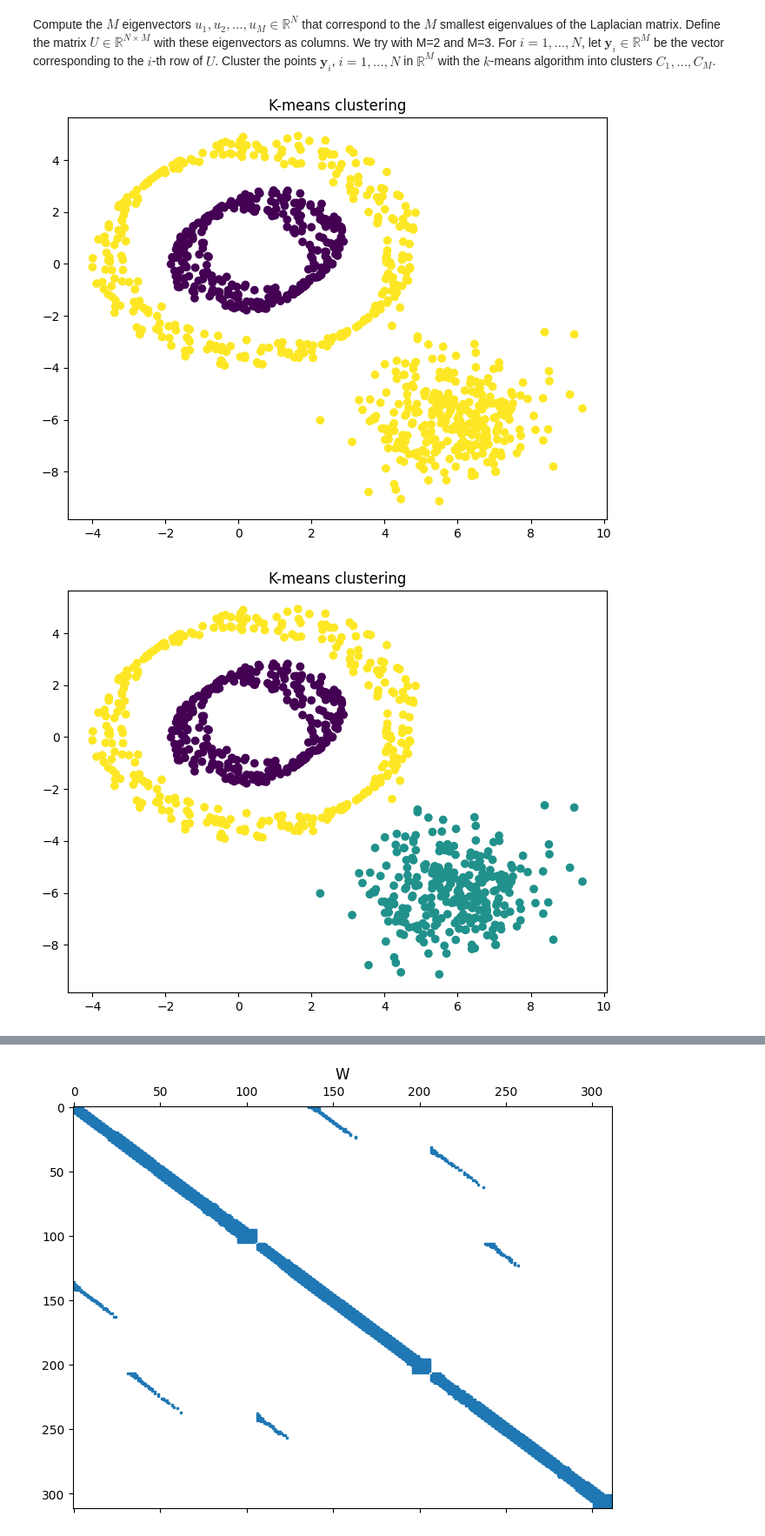
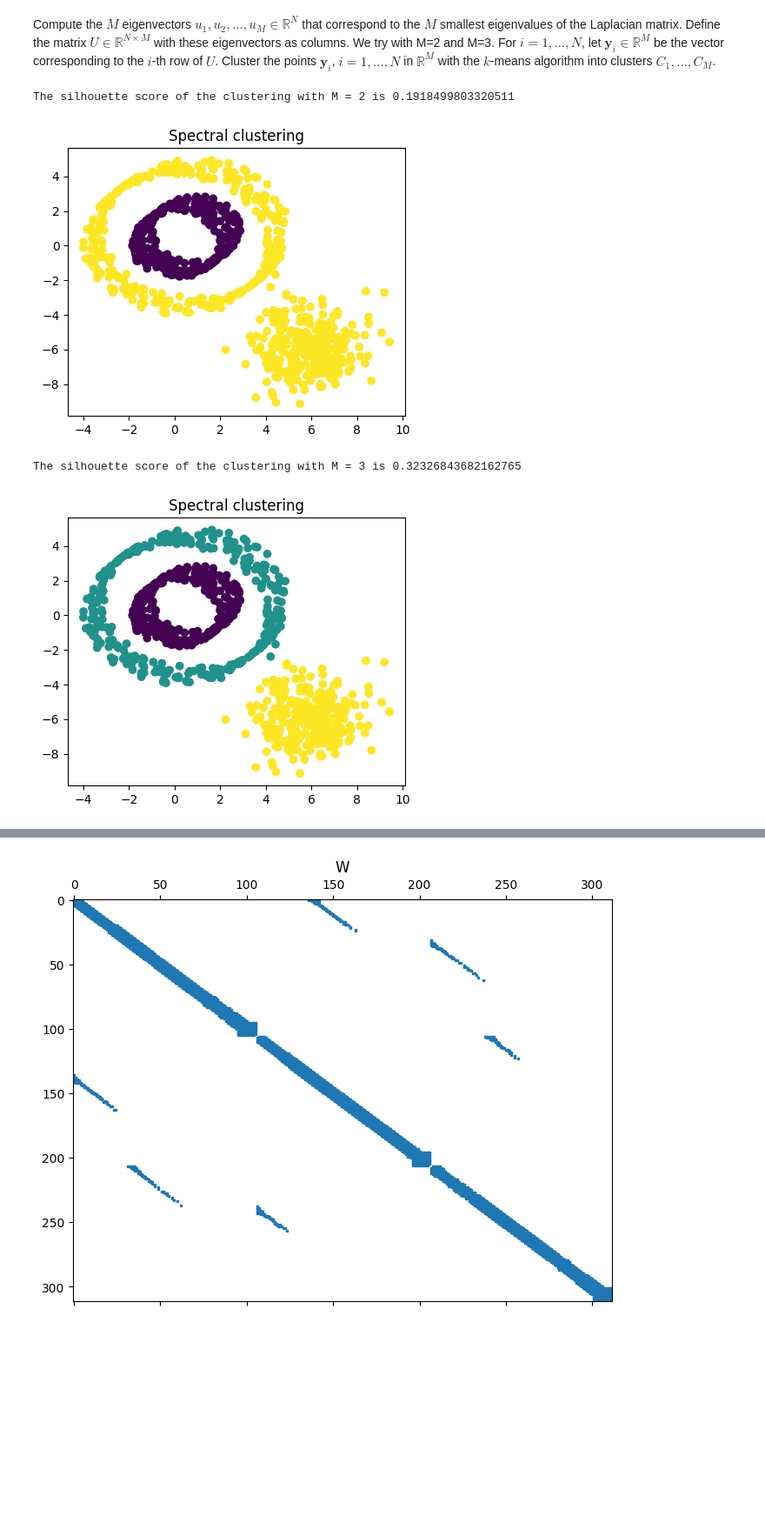
Before and after one commit to chiaramaretto/CA-Homework2, a Jupyter notebook: Maretto_Gosmar_HWSC.ipynb, the cells around one changed output, grey strips where cells are left out. Shown at 87% size. Saved outputs shown, nothing was run; the diff lists cells and outputs as text; code cells hidden in the pictures; blank space fills up the shorter version.

```diff
--- a/Maretto_Gosmar_HWSC.ipynb
+++ b/Maretto_Gosmar_HWSC.ipynb
@@ -134,19 +151,22 @@ plt.show()
 Compute the $M$ eigenvectors $u_1, u_2, \dots, u_M \in \mathbb{R}^N$ that correspond to the $M$ smallest eigenvalues of the Laplacian matrix. Define the matrix $U \in \mathbb{R}^{N \times M}$ with these eigenvectors as columns. We try with M=2 and M=3.
 For $i = 1, \dots, N$, let $\mathbf{y}_i \in \mathbb{R}^M$ be the vector corresponding to the $i$-th row of $U$. Cluster the points $\mathbf{y}_i$, $i = 1, \dots, N$ in $\mathbb{R}^M$ with the $k$-means algorithm into clusters $C_1, \dots, C_M$.
 # %%
-def show_clustering(df):
-    plt.figure(figsize=(8, 6))
-    plt.scatter(df['x'], df['y'], c=df['cluster'])
+def show_clustering(df, column_name):
+    plt.figure(figsize=(5, 4))
+    plt.scatter(df['x'], df['y'], c=df[column_name])
     plt.title("Spectral clustering")
     plt.show()
 # %%
 M = [2,3]
 for m in M:
     U = eigenvectors[:, 0:m]
     km = KMeans(n_clusters=m)
     km.fit(U)
     circle['cluster'] = km.labels_
-    show_clustering(circle)
+    print(f"The silhouette score of the clustering with M = {m} is {silhouette_score(circle_points, circle['cluster'])}")
+    show_clustering(circle, "cluster")
 # %% [output]
+The silhouette score of the clustering with M = 2 is 0.1918499803320511
-[figure, old version]
+[figure, new version]
+The silhouette score of the clustering with M = 3 is 0.32326843682162765
-[figure, old version]
+[figure, new version]
```
Also changed, not shown: parts of 26 cells of this notebook.
